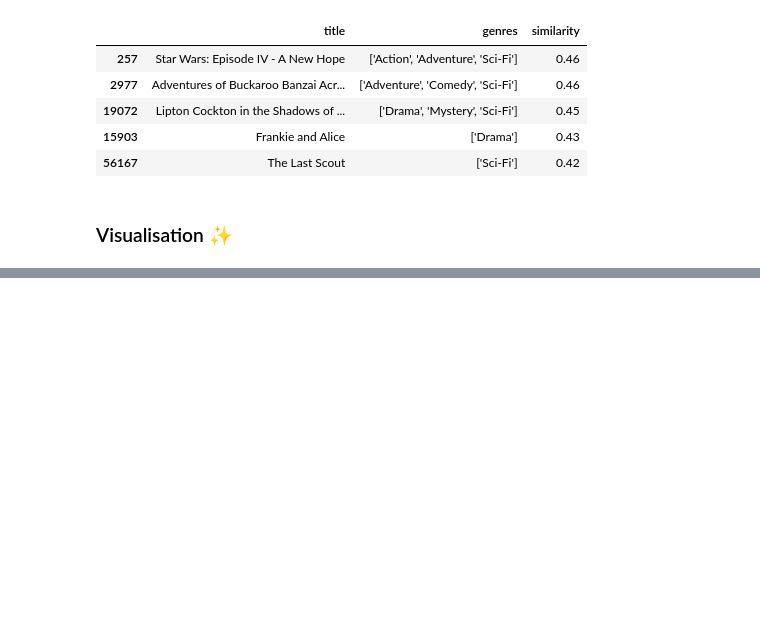
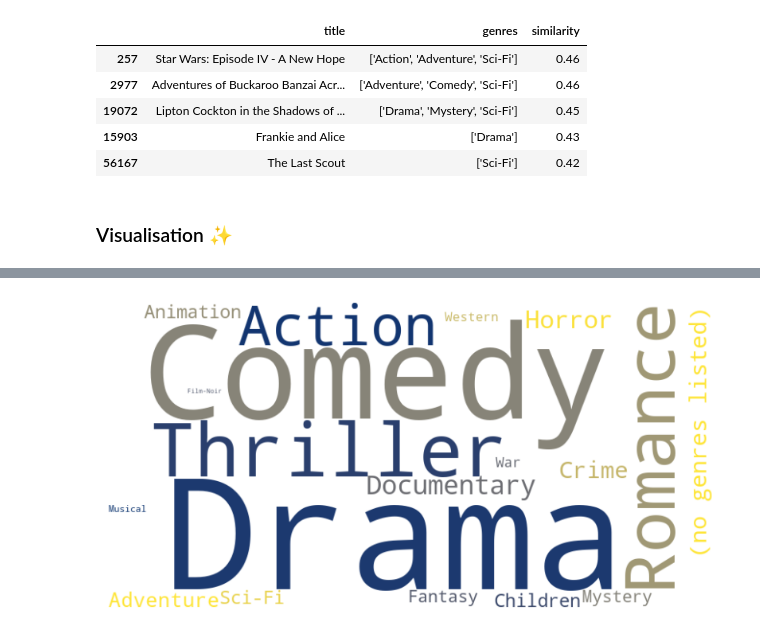
Before and after one commit to zhemepatis/VU-B-5-NLP-PRJ, a Jupyter notebook: ntbk.ipynb, the cells around one changed output, grey strips where cells are left out. Cells and saved outputs as stored; diff of their text form; code cells hidden in the pictures; blank space fills up the shorter version.

```diff
--- a/ntbk.ipynb
+++ b/ntbk.ipynb
@@ -424,0 +415,19 @@ plot.show()
+# %%
+wc = WordCloud(
+    background_color = "white",
+    colormap = "cividis",
+    max_words = 50,
+    stopwords = STOPWORDS,
+    max_font_size = 100,
+    scale = 2
+)
+
+wc.generate_from_frequencies(genres_ctr)
+
+plt.figure(figsize = (10, 10))
+plt.imshow(wc, interpolation = "bilinear")
+plt.axis("off")
+
+plt.show()
+# %% [output]
+[figure, added]
```
Also changed, not shown: parts of 8 cells of this notebook, 1 other file.
